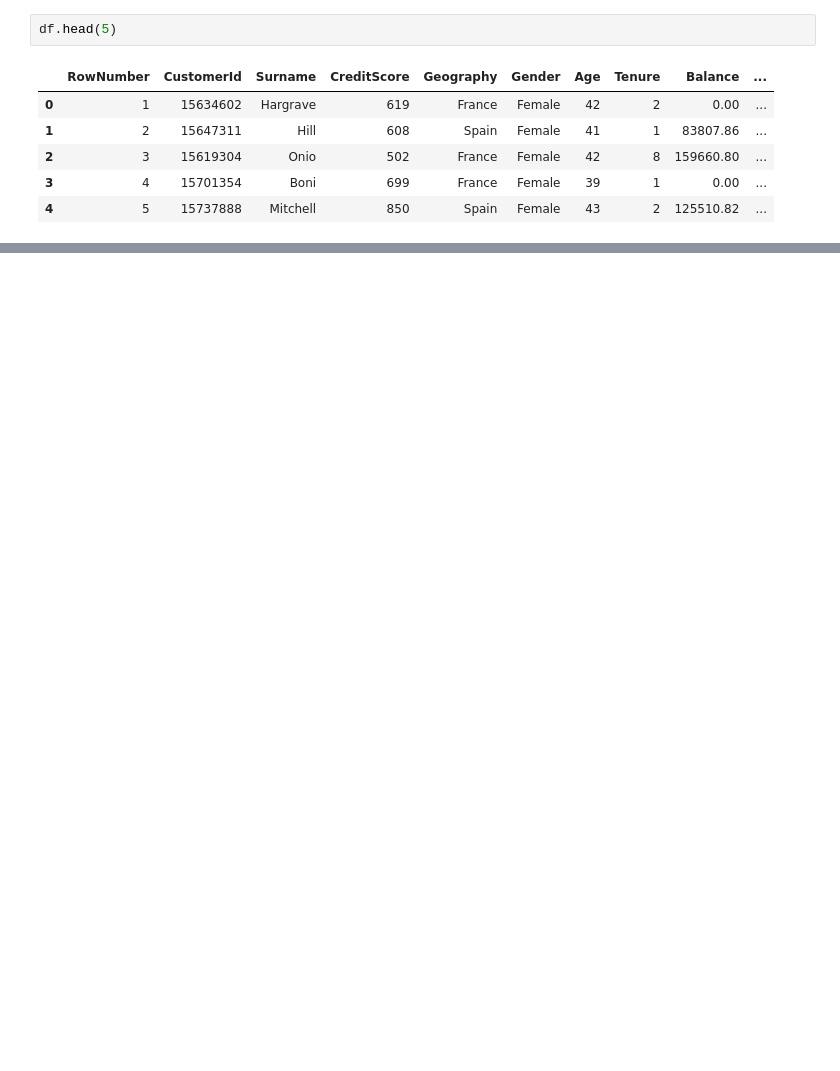
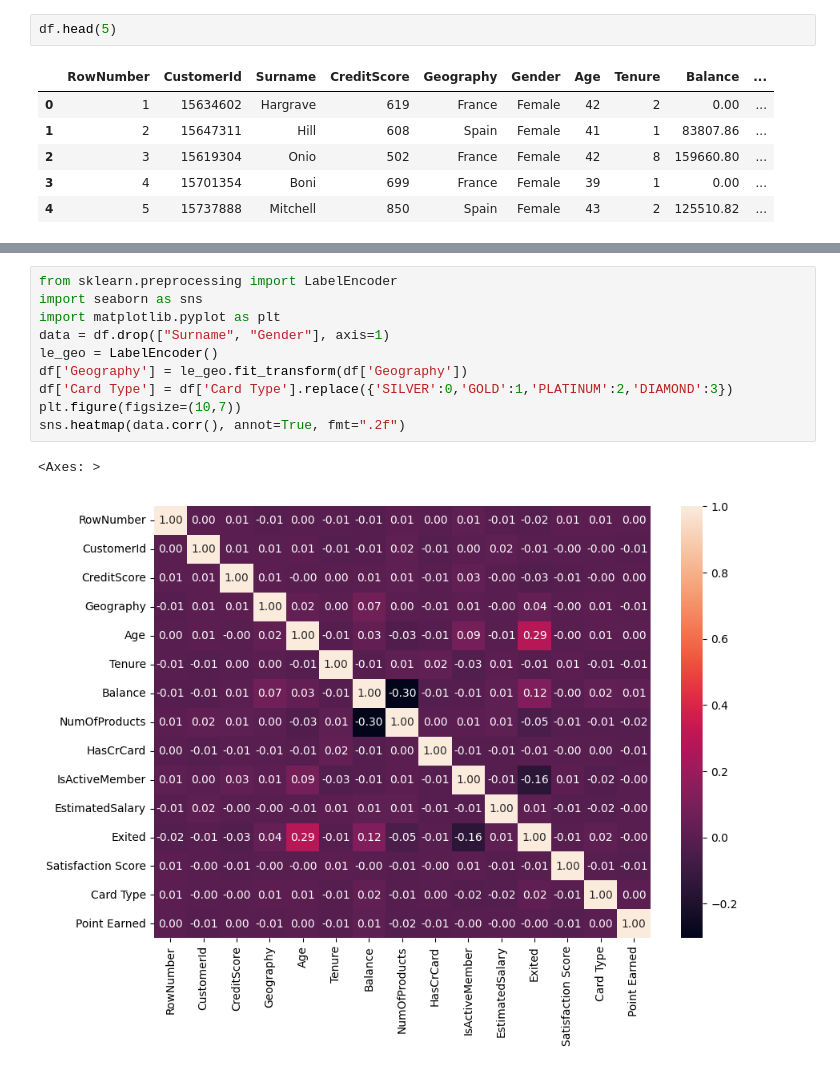
Before and after one commit to wroole/Bank-Churn-Presiction, a Jupyter notebook: model.ipynb, the cells around one changed output, grey strips where cells are left out. Saved outputs shown, nothing was run; the diff lists cells and outputs as text; blank space fills up the shorter version.

```diff
--- a/model.ipynb
+++ b/model.ipynb
@@ -99,0 +80,13 @@ Test ROC-AUC: 0.7250655894723691
+# %%
+from sklearn.preprocessing import LabelEncoder
+import seaborn as sns
+import matplotlib.pyplot as plt
+data = df.drop(["Surname", "Gender"], axis=1)
+le_geo = LabelEncoder()
+df['Geography'] = le_geo.fit_transform(df['Geography'])
+df['Card Type'] = df['Card Type'].replace({'SILVER':0,'GOLD':1,'PLATINUM':2,'DIAMOND':3})
+plt.figure(figsize=(10,7))
+sns.heatmap(data.corr(), annot=True, fmt=".2f")
+# %% [output]
+<Axes: >
+[figure, added]
```
Also changed, not shown: parts of 12 cells of this notebook, 4 other files.
